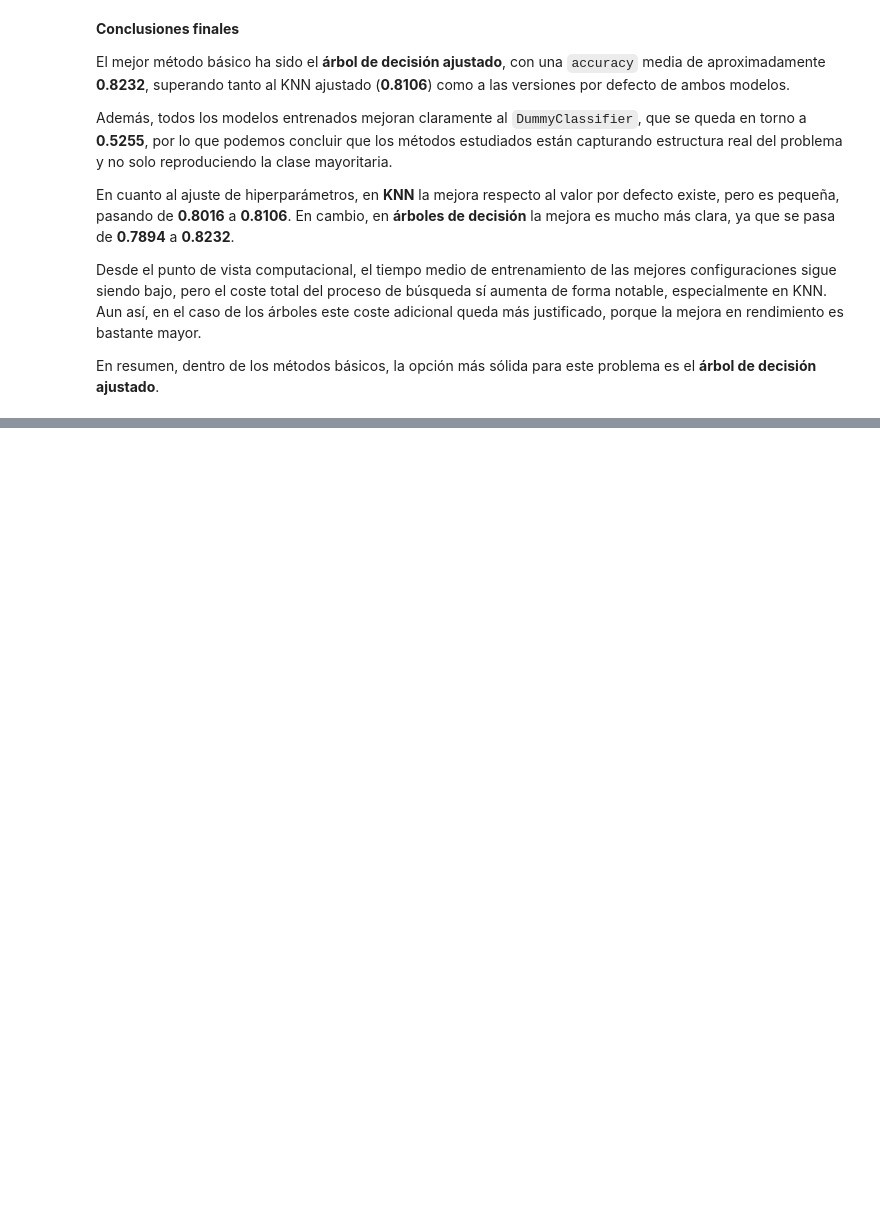
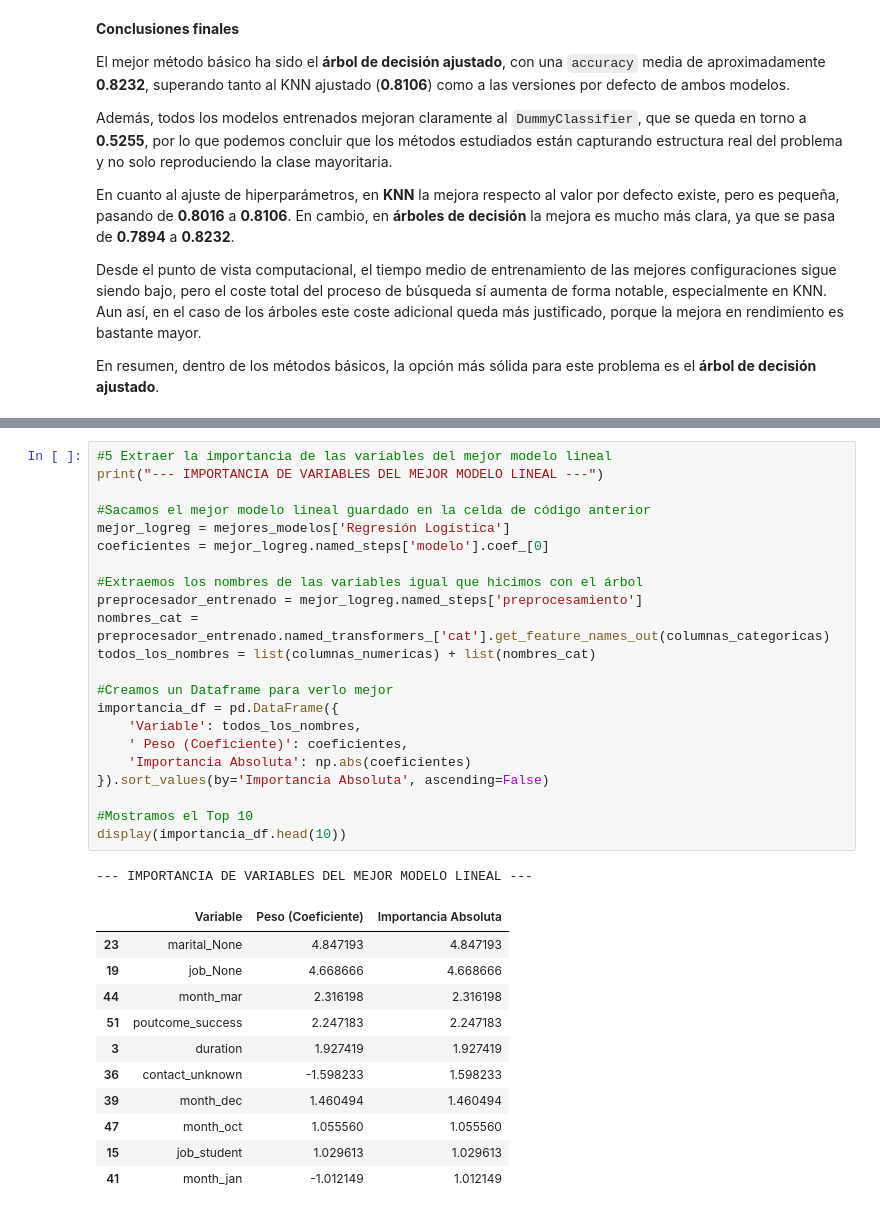
Before and after one commit to josecs03/AA_P1_100495927_100472712, a Jupyter notebook: 01_EDA_Modelos.ipynb, the cells around one changed output, grey strips where cells are left out. Cells and saved outputs as stored; diff of their text form; blank space fills up the shorter version.

```diff
--- a/01_EDA_Modelos.ipynb
+++ b/01_EDA_Modelos.ipynb
@@ -918,0 +1032,35 @@ En resumen, dentro de los métodos básicos, la opción más sólida para este p
+# %%
+#5 Extraer la importancia de las variables del mejor modelo lineal
+print("--- IMPORTANCIA DE VARIABLES DEL MEJOR MODELO LINEAL ---")
+
+#Sacamos el mejor modelo lineal guardado en la celda de código anterior
+mejor_logreg = mejores_modelos['Regresión Logística']
+coeficientes = mejor_logreg.named_steps['modelo'].coef_[0]
+
+#Extraemos los nombres de las variables igual que hicimos con el árbol
+preprocesador_entrenado = mejor_logreg.named_steps['preprocesamiento']
+nombres_cat = preprocesador_entrenado.named_transformers_['cat'].get_feature_names_out(columnas_categoricas)
+todos_los_nombres = list(columnas_numericas) + list(nombres_cat)
+
+#Creamos un Dataframe para verlo mejor
+importancia_df = pd.DataFrame({
+    'Variable': todos_los_nombres,
+    ' Peso (Coeficiente)': coeficientes,
+    'Importancia Absoluta': np.abs(coeficientes)
+}).sort_values(by='Importancia Absoluta', ascending=False)
+
+#Mostramos el Top 10
+display(importancia_df.head(10))
+# %% [output]
+--- IMPORTANCIA DE VARIABLES DEL MEJOR MODELO LINEAL ---
+|  | Variable | Peso (Coeficiente) | Importancia Absoluta |
+| 23 | marital_None | 4.847193 | 4.847193 |
+| 19 | job_None | 4.668666 | 4.668666 |
+| 44 | month_mar | 2.316198 | 2.316198 |
+| 51 | poutcome_success | 2.247183 | 2.247183 |
+| 3 | duration | 1.927419 | 1.927419 |
+| 36 | contact_unknown | -1.598233 | 1.598233 |
+| 39 | month_dec | 1.460494 | 1.460494 |
+| 47 | month_oct | 1.055560 | 1.055560 |
+| 15 | job_student | 1.029613 | 1.029613 |
+| 41 | month_jan | -1.012149 | 1.012149 |
```
Also changed, not shown: parts of 10 cells of this notebook.
